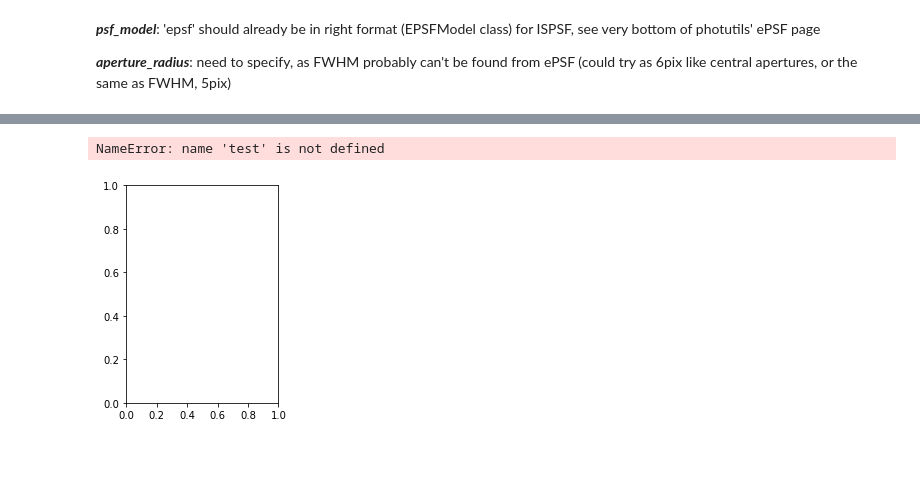
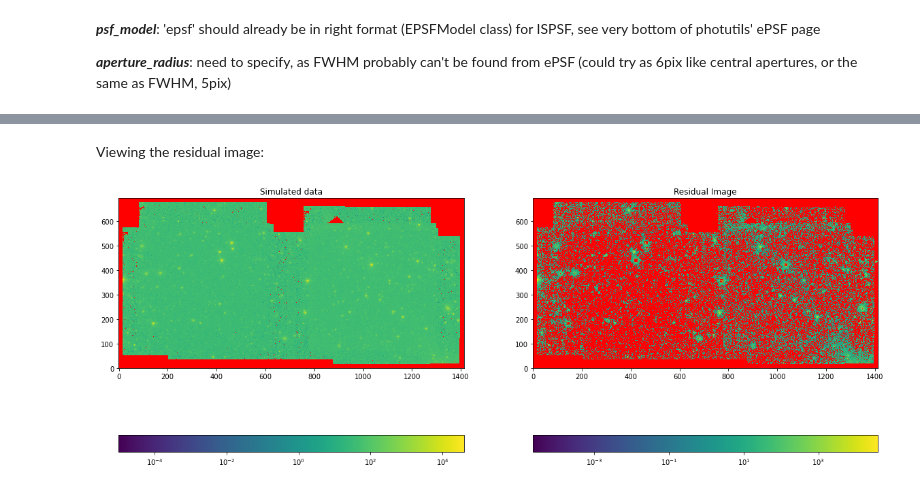
Before and after one commit to jake-the-bird/MPhys-RRL, a Jupyter notebook: test_photometry/PSF_photometry_04_fixing.ipynb, the cells around one changed output, grey strips where cells are left out. Cells and saved outputs as stored; diff of their text form; code cells hidden in the pictures; blank space fills up the shorter version.

```diff
--- a/test_photometry/PSF_photometry_04_fixing.ipynb
+++ b/test_photometry/PSF_photometry_04_fixing.ipynb
@@ -194,6 +189,5 @@ plt.gcf().set_size_inches(10, 6)
 # %%
-_, median_sub, _ = sigma_clipped_stats(data, sigma=4.) # could use 'median' as above if keeping same sigma
-#data_sub = data - median_sub
+_, median_sub, _ = sigma_clipped_stats(data, sigma=6.) # could use 'median' as above if keeping same sigma
 
 plt.imshow(data, cmap='Greys', origin='lower', norm=norm, interpolation='nearest')
 plt.colorbar()
@@ -225,7 +241,7 @@ for i in range(nrows * ncols):
 Visualising the ePSF:
 # %%
 # maxiters = 3 looks good to me, oversampling could either be 3 or 4 (unless we want original resolution)
-epsf_builder = EPSFBuilder(oversampling=4, maxiters=3, progress_bar=True)
+epsf_builder = EPSFBuilder(oversampling=2, maxiters=10, progress_bar=True)
 epsf, fitted_stars = epsf_builder(stars)
 
 norm = simple_norm(epsf.data, 'log', percent=99.)
@@ -241,8 +257,8 @@ PROGRESS: iteration 3 (of max 3) [4.2 s/iter]
 # %% [markdown]
 Re-doing source detection to find more stars:
 # %%
-daofind_PSF = DAOStarFinder(threshold=4.*std, fwhm=5., roundlo = -0.5, roundhi = 0.5) # could use a sigma*gaussian_sigma_to_fwhm instead (see PSF tutorial)
-sources_PSF = daofind_PSF(data - median)
+daofind_PSF = DAOStarFinder(threshold=6.*std, fwhm=5., roundlo = -0.5, roundhi = 0.5, sharphi = 0.7) # could use a sigma*gaussian_sigma_to_fwhm instead (see PSF tutorial)
+sources_PSF = daofind_PSF(data)
 
 pos_PSF = np.transpose((sources_PSF['xcentroid'], sources_PSF['ycentroid']))
 apertures_PSF = CircularAperture(pos_PSF, r=6.)
@@ -297,0 +326,27 @@ plt.gcf().set_size_inches(10, 6)
+# %%
+current_cmap = matplotlib.cm.get_cmap()
+current_cmap.set_bad(color='red')
+
+test = np.nan_to_num(data, nan=0.00001, copy=True)
+print(test.shape)
+plt.imshow(test, origin='lower', norm=LogNorm(), interpolation='nearest', cmap='viridis', vmin=0.000001, vmax=10**6)
+plt.colorbar()
+plt.gcf().set_size_inches(10, 6)
+plt.show()
+plt.close()
+
+plt.imshow(data, origin='lower', norm=LogNorm(), interpolation='nearest', cmap='viridis', vmin=0.000001, vmax=10**6)
+plt.colorbar()
+plt.gcf().set_size_inches(10, 6)
+plt.show()
+plt.close()
+
+plt.imshow(data - test, origin='lower', norm=LogNorm(), interpolation='nearest', cmap='viridis', vmin=0.000001, vmax=10**6)
+plt.colorbar()
+plt.gcf().set_size_inches(10, 6)
+plt.show()
+plt.close()
+
+print(test[0:50, 0:50])
+print(data[0:50, 0:50])
+print(data[0:50, 0:50] - test[0:50, 0:50])
@@ -326,16 +427,21 @@ Viewing the residual image:
+# %% [markdown]
+Viewing the residual image:
 # %%
+current_cmap = matplotlib.cm.get_cmap()
+#current_cmap = 'viridis'
+current_cmap.set_bad(color='red')
+
 plt.subplot(1, 2, 1)
-plt.imshow(test, cmap='Greys_r', interpolation='nearest', origin='lower', norm=LogNorm())
+plt.imshow(test, cmap='viridis', interpolation='nearest', origin='lower', norm=LogNorm())
 plt.title('Simulated data')
 plt.colorbar(orientation='horizontal')
 
 plt.subplot(1, 2, 2)
-plt.imshow(residual_image, cmap='Greys_r', interpolation='nearest', origin='lower', norm=LogNorm())
+plt.imshow(residual_image, cmap='viridis', interpolation='nearest', origin='lower', norm=LogNorm())
 plt.title('Residual Image')
 plt.colorbar(orientation='horizontal')
 
 plt.gcf().set_size_inches(20, 12)
 #plt.show()
 # %% [output]
-NameError: name 'test' is not defined
-[figure, old version]
+[figure, new version]
```
Also changed, not shown: parts of 25 cells of this notebook, 6 other files.
